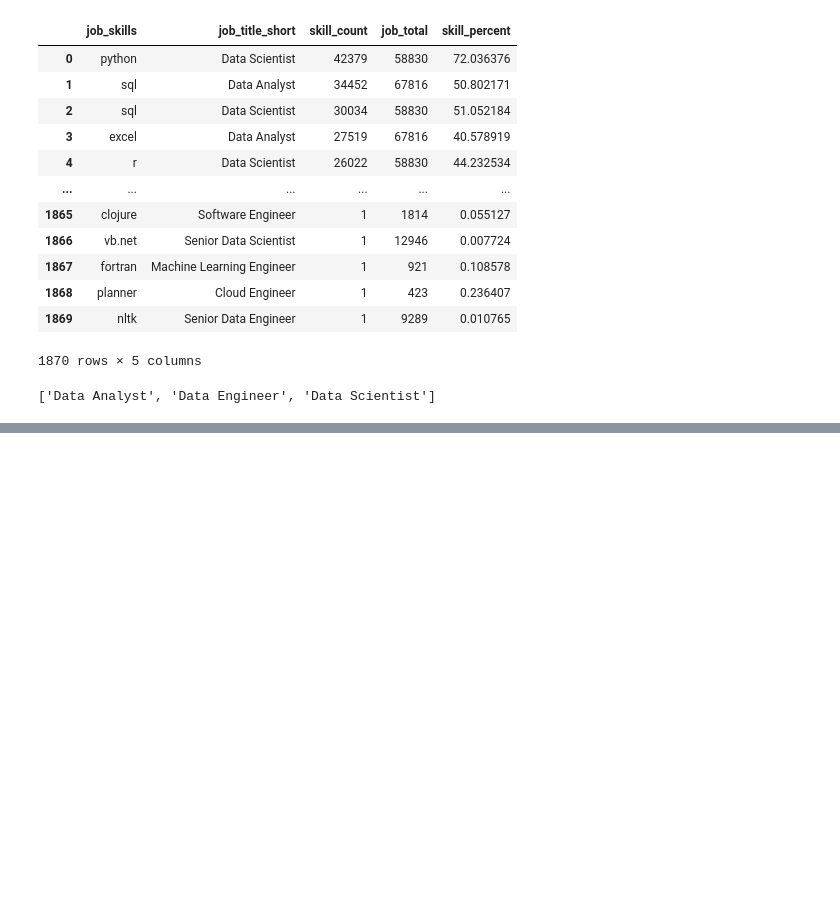
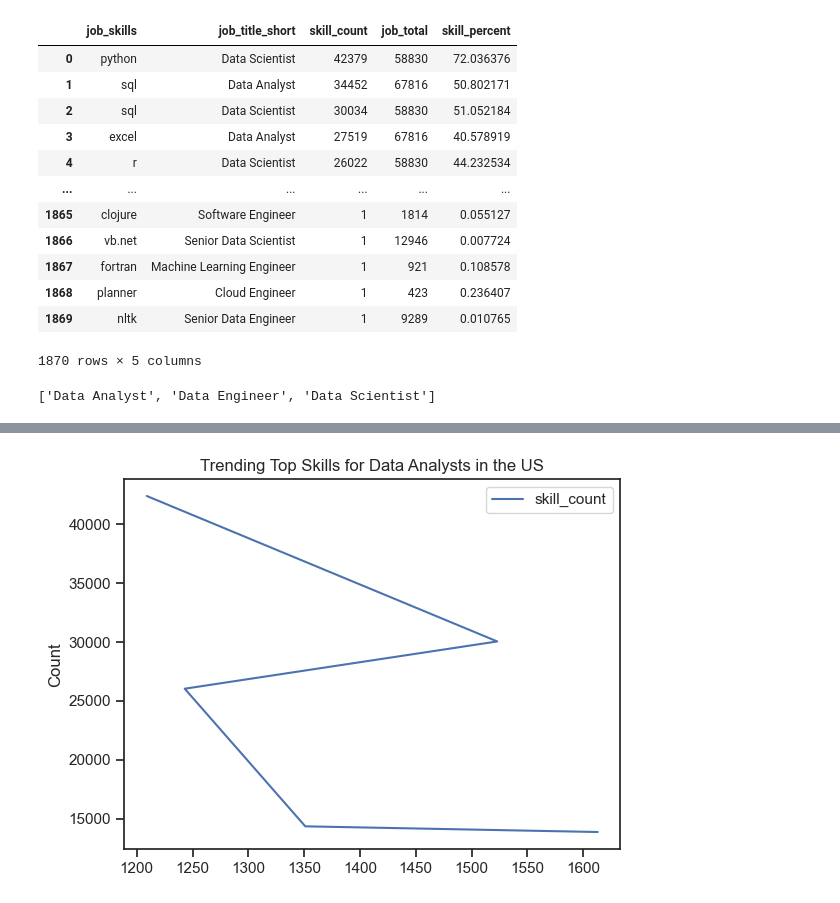
Before and after one commit to Kartikey2203/python, a Jupyter notebook: 3_project/2_Skill_count.ipynb, the cells around one changed output, grey strips where cells are left out. Cells and saved outputs as stored; diff of their text form; code cells hidden in the pictures; blank space fills up the shorter version.

Commit message:
update skill_count

```diff
--- a/3_project/2_Skill_count.ipynb
+++ b/3_project/2_Skill_count.ipynb
@@ -116,0 +147,9 @@ plt.tight_layout()
+# %%
+df_plot.plot(kind='line')
+
+plt.title('Trending Top Skills for Data Analysts in the US')
+plt.ylabel('Count')
+plt.xlabel('')
+plt.show()
+# %% [output]
+[figure, added]
```
Also changed, not shown: parts of 8 cells of this notebook.
